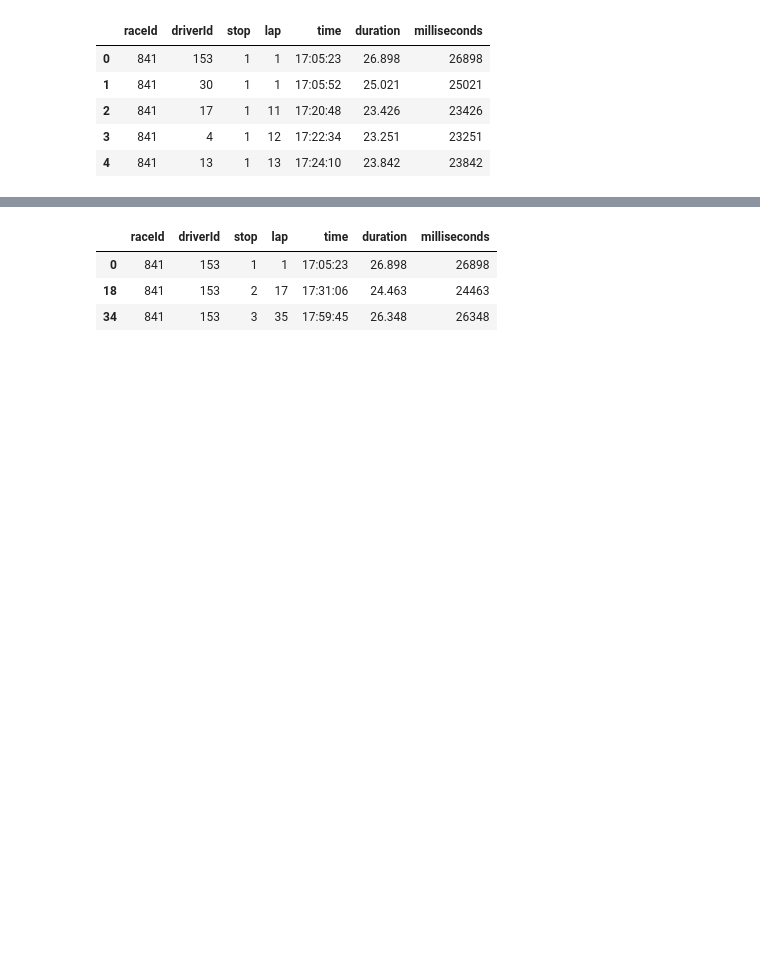
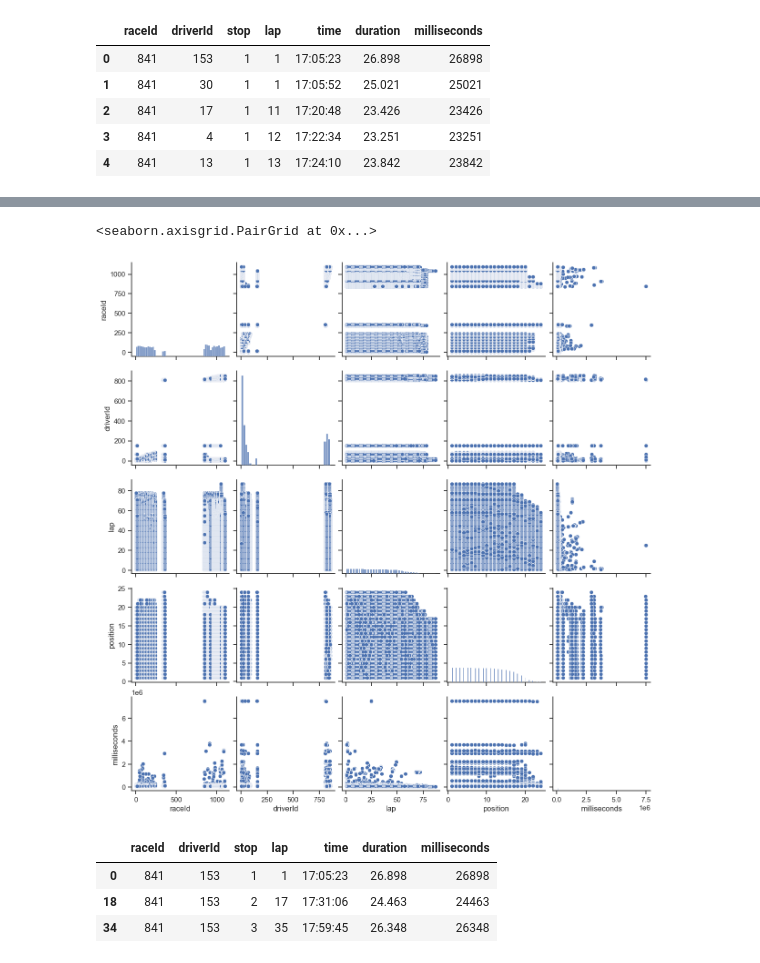
Before and after one commit to arvyz/f1, a Jupyter notebook: F1_features.ipynb, the cells around one changed output, grey strips where cells are left out. Drawn from its saved outputs; the diff is of its cells as text; code cells hidden in the pictures; blank space fills up the shorter version.

```diff
--- a/F1_features.ipynb
+++ b/F1_features.ipynb
@@ -73,3 +96,8 @@ pit_stops_df.head()
+# %%
+sns.pairplot(laps_df)
+# %% [output]
+<seaborn.axisgrid.PairGrid at 0x...>
+[figure, added]
 # %%
 # showing this df has non-unique raceId/driverId pairs with multiple stops, each given their own row.
 pit_stops_df.loc[(pit_stops_df['raceId'] == 841) & (pit_stops_df['driverId'] == 153)]
```
Also changed, not shown: parts of 6 cells of this notebook.
